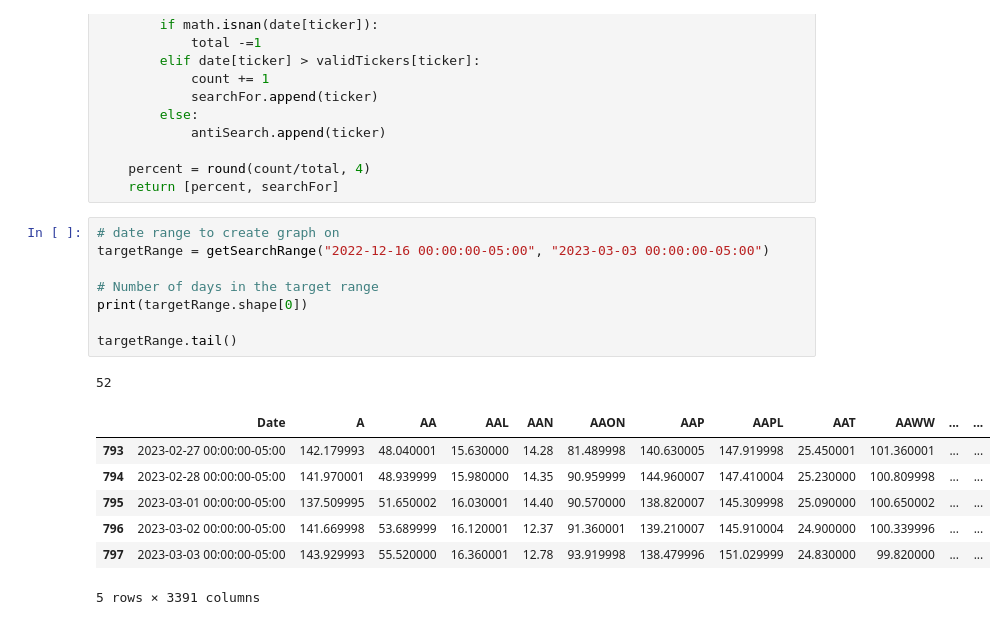
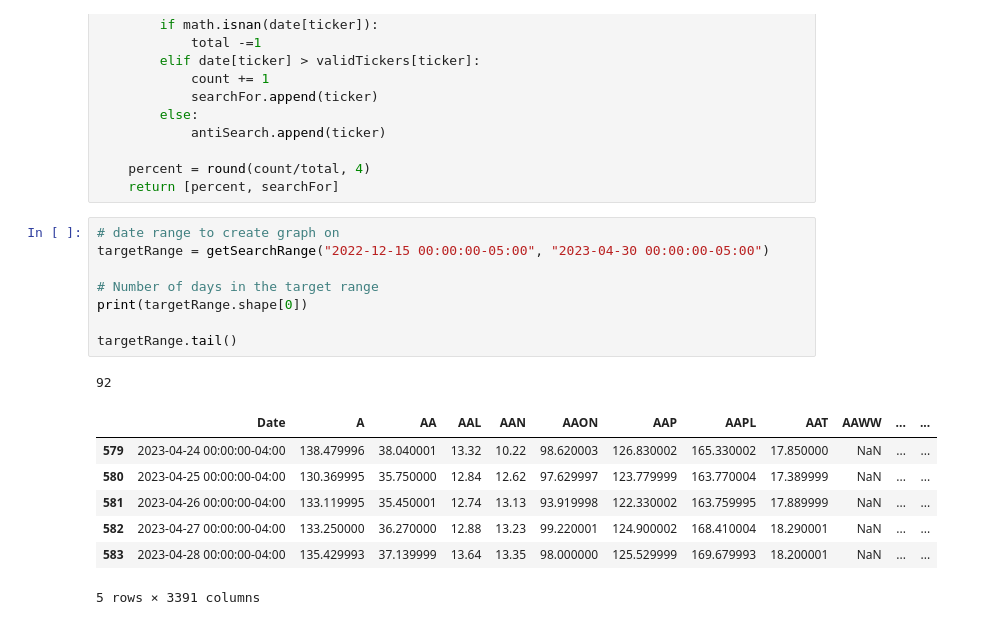
Before and after one commit to PrattyT/DynamicBreadth, a Jupyter notebook: adaptiv-dynanic-breadth.ipynb, the cells around one changed output. Drawn from its saved outputs; the diff is of its cells as text.

```diff
--- a/adaptiv-dynanic-breadth.ipynb
+++ b/adaptiv-dynanic-breadth.ipynb
@@ -131,20 +156,20 @@ def counter(date):
     return [percent, searchFor]
 # %%
 # date range to create graph on
-targetRange = getSearchRange("2022-12-16 00:00:00-05:00", "2023-03-03 00:00:00-05:00")
+targetRange = getSearchRange("2022-12-15 00:00:00-05:00", "2023-04-30 00:00:00-05:00")
 
 # Number of days in the target range
 print(targetRange.shape[0])
 
 targetRange.tail()
 # %% [output]
-52
+92
 |  | Date | A | AA | AAL | AAN | AAON | AAP | AAPL | AAT | AAWW | ... | ... |
-| 793 | 2023-02-27 00:00:00-05:00 | 142.179993 | 48.040001 | 15.630000 | 14.28 | 81.489998 | 140.630005 | 147.919998 | 25.450001 | 101.360001 | ... | ... |
-| 794 | 2023-02-28 00:00:00-05:00 | 141.970001 | 48.939999 | 15.980000 | 14.35 | 90.959999 | 144.960007 | 147.410004 | 25.230000 | 100.809998 | ... | ... |
-| 795 | 2023-03-01 00:00:00-05:00 | 137.509995 | 51.650002 | 16.030001 | 14.40 | 90.570000 | 138.820007 | 145.309998 | 25.090000 | 100.650002 | ... | ... |
-| 796 | 2023-03-02 00:00:00-05:00 | 141.669998 | 53.689999 | 16.120001 | 12.37 | 91.360001 | 139.210007 | 145.910004 | 24.900000 | 100.339996 | ... | ... |
-| 797 | 2023-03-03 00:00:00-05:00 | 143.929993 | 55.520000 | 16.360001 | 12.78 | 93.919998 | 138.479996 | 151.029999 | 24.830000 | 99.820000 | ... | ... |
+| 579 | 2023-04-24 00:00:00-04:00 | 138.479996 | 38.040001 | 13.32 | 10.22 | 98.620003 | 126.830002 | 165.330002 | 17.850000 | NaN | ... | ... |
+| 580 | 2023-04-25 00:00:00-04:00 | 130.369995 | 35.750000 | 12.84 | 12.62 | 97.629997 | 123.779999 | 163.770004 | 17.389999 | NaN | ... | ... |
+| 581 | 2023-04-26 00:00:00-04:00 | 133.119995 | 35.450001 | 12.74 | 13.13 | 93.919998 | 122.330002 | 163.759995 | 17.889999 | NaN | ... | ... |
+| 582 | 2023-04-27 00:00:00-04:00 | 133.250000 | 36.270000 | 12.88 | 13.23 | 99.220001 | 124.900002 | 168.410004 | 18.290001 | NaN | ... | ... |
+| 583 | 2023-04-28 00:00:00-04:00 | 135.429993 | 37.139999 | 13.64 | 13.35 | 98.000000 | 125.529999 | 169.679993 | 18.200001 | NaN | ... | ... |
 5 rows × 3391 columns
 # %%
 percents = []
```
Also changed, not shown: parts of 8 cells of this notebook, 7 other files.
